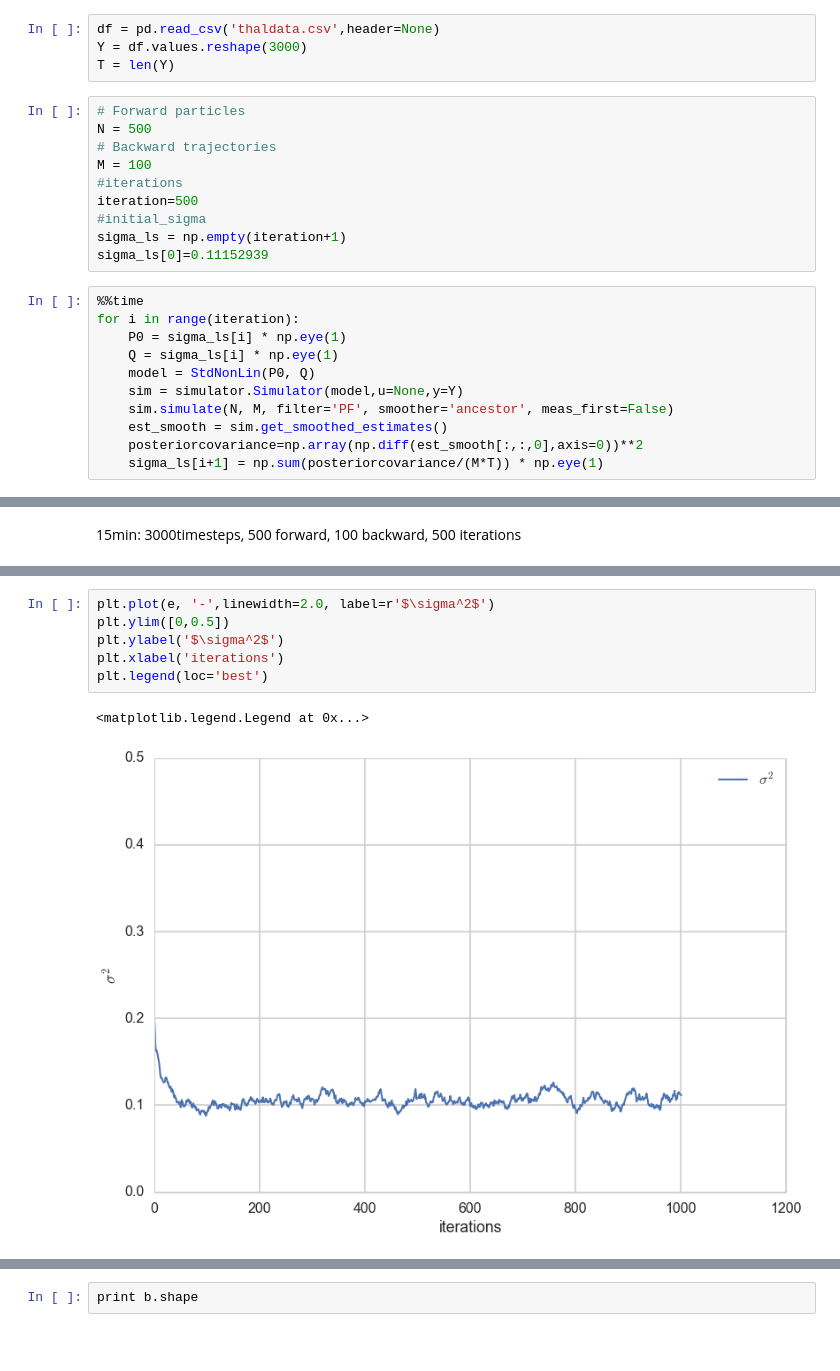
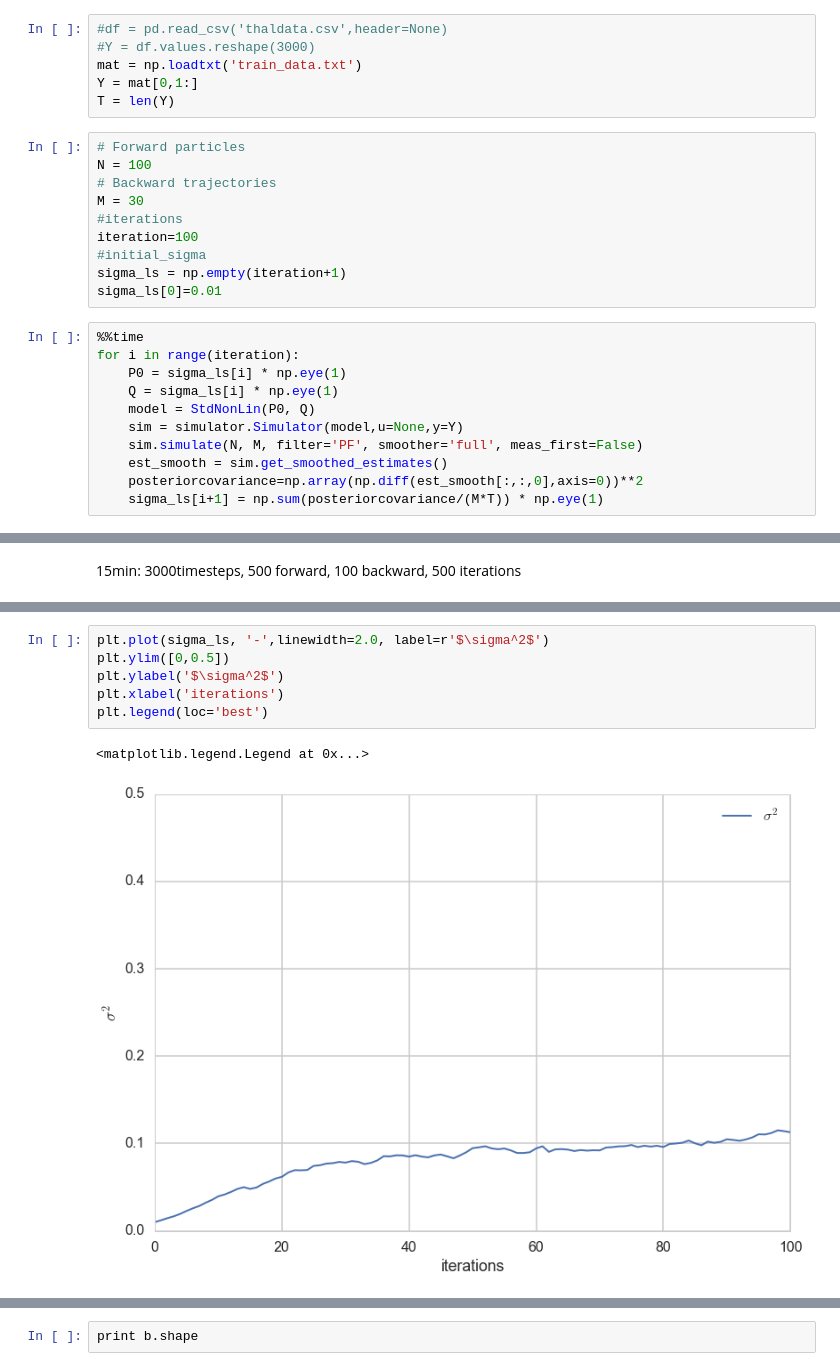
Before and after one commit to zyzdiana/ss_model_mixture, a Jupyter notebook: Whisker_Data.ipynb, the cells around one changed output, grey strips where cells are left out. Drawn from its saved outputs; the diff is of its cells as text; blank space fills up the shorter version.

```diff
--- a/Whisker_Data.ipynb
+++ b/Whisker_Data.ipynb
@@ -98,19 +113,21 @@ class StdNonLin(nlg.NonlinearGaussianInitialGaussian):
 
         return lpy
 # %%
-df = pd.read_csv('thaldata.csv',header=None)
-Y = df.values.reshape(3000)
+#df = pd.read_csv('thaldata.csv',header=None)
+#Y = df.values.reshape(3000)
+mat = np.loadtxt('train_data.txt')
+Y = mat[0,1:]
 T = len(Y)
 # %%
 # Forward particles
-N = 500
+N = 100
 # Backward trajectories
-M = 100
+M = 30
 #iterations
-iteration=500
+iteration=100
 #initial_sigma
 sigma_ls = np.empty(iteration+1)
-sigma_ls[0]=0.11152939
+sigma_ls[0]=0.01
 # %%
 %%time
 for i in range(iteration):
@@ -118,7 +135,7 @@ for i in range(iteration):
     Q = sigma_ls[i] * np.eye(1)
     model = StdNonLin(P0, Q)
     sim = simulator.Simulator(model,u=None,y=Y)
-    sim.simulate(N, M, filter='PF', smoother='ancestor', meas_first=False)
+    sim.simulate(N, M, filter='PF', smoother='full', meas_first=False)
     est_smooth = sim.get_smoothed_estimates()
     posteriorcovariance=np.array(np.diff(est_smooth[:,:,0],axis=0))**2
     sigma_ls[i+1] = np.sum(posteriorcovariance/(M*T)) * np.eye(1)
@@ -136,11 +158,11 @@ print a
 # %%
-plt.plot(e, '-',linewidth=2.0, label=r'$\sigma^2$')
+plt.plot(sigma_ls, '-',linewidth=2.0, label=r'$\sigma^2$')
 plt.ylim([0,0.5])
 plt.ylabel('$\sigma^2$')
 plt.xlabel('iterations')
 plt.legend(loc='best')
 # %% [output]
 <matplotlib.legend.Legend at 0x...>
-[figure, old version]
+[figure, new version]
 # %%
 sigma_ls
```
Also changed, not shown: parts of 15 cells of this notebook, 6 other files.
